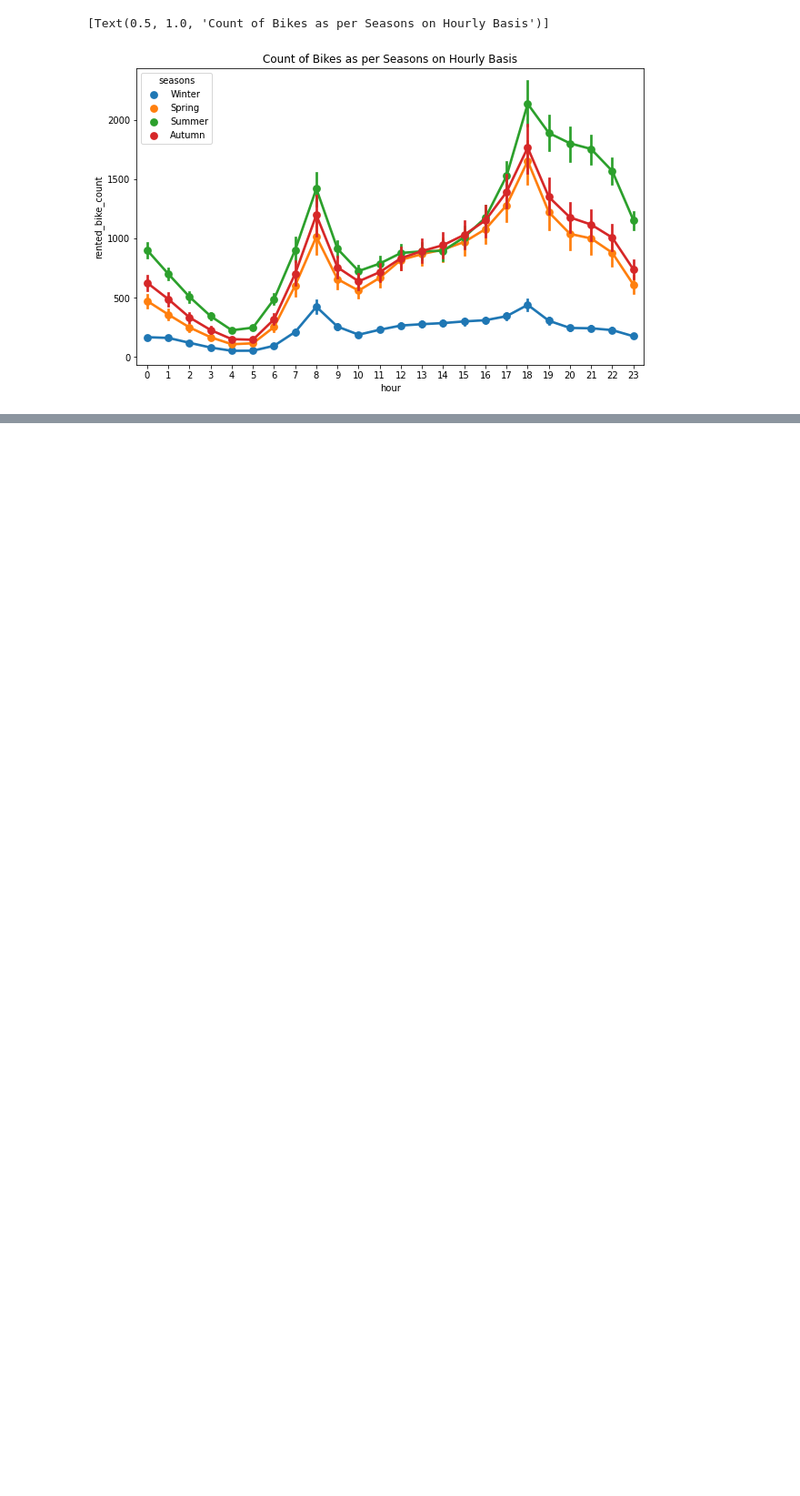
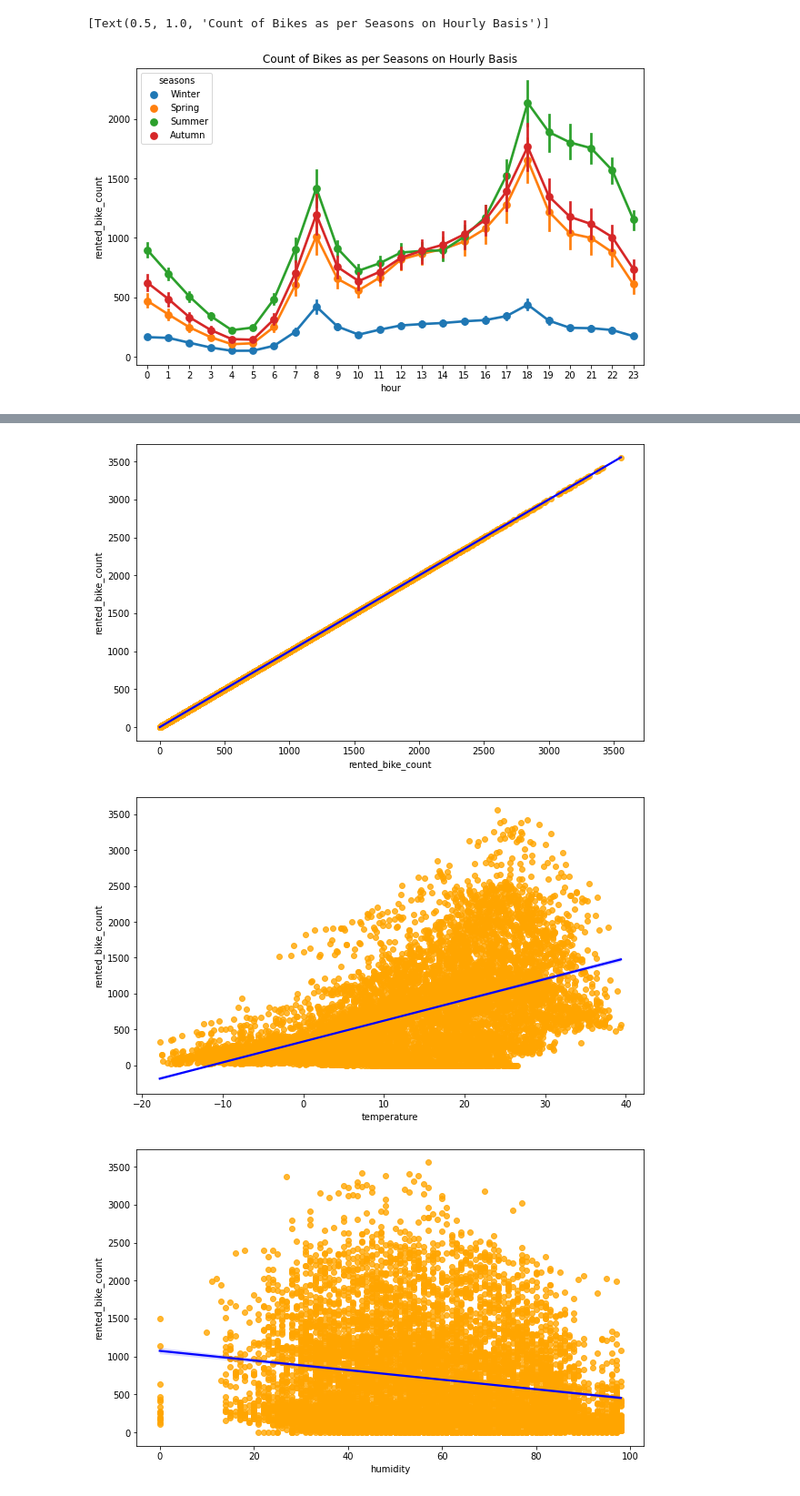
Before and after one commit to mmishra1092/Bike-Sharing-Demand-Prediction, a Jupyter notebook: MAYANK_MISHRA_Bike_Sharing_Demand_Prediction_Capstone_Project.ipynb, the cells around one changed output, grey strips where cells are left out. Shown at 91% size. Drawn from its saved outputs; the diff is of its cells as text; code cells hidden in the pictures; blank space fills up the shorter version.

Commit message:
Adding markdown and conclusion including regression plot

```diff
--- a/MAYANK_MISHRA_Bike_Sharing_Demand_Prediction_Capstone_Project.ipynb
+++ b/MAYANK_MISHRA_Bike_Sharing_Demand_Prediction_Capstone_Project.ipynb
@@ -344,0 +388,9 @@ ax.set(title='Count of Bikes as per Seasons on Hourly Basis')
+# %%
+# Plotting regression plot for the numerical features
+for col in numeric_features:
+  fig,ax=plt.subplots(figsize=(10,6))
+  sns.regplot(x=bike_data_df[col],y=bike_data_df['rented_bike_count'],scatter_kws={'color':'orange'},line_kws={'color':'blue'})
+# %% [output]
+[figure, added]
+[figure, added]
+[figure, added]
```
Also changed, not shown: parts of 57 cells of this notebook.
